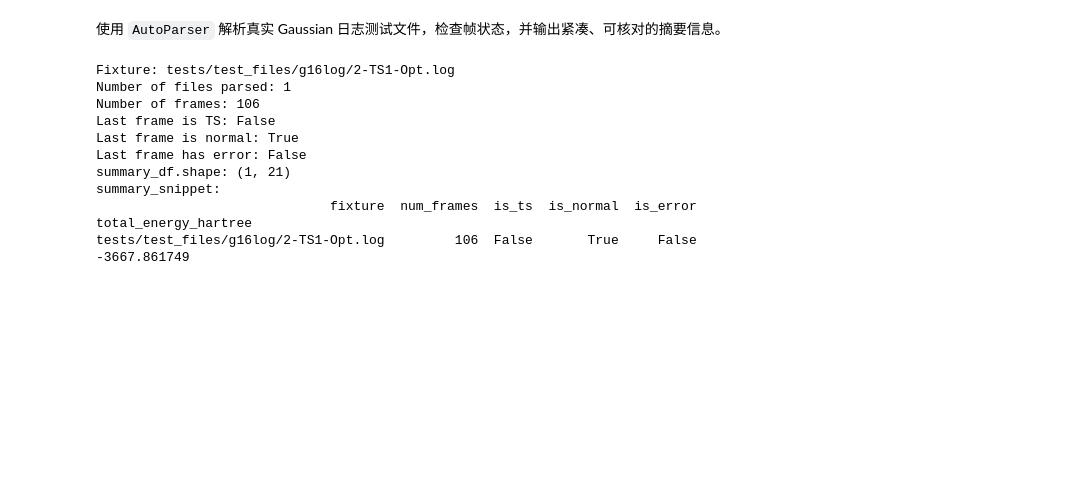
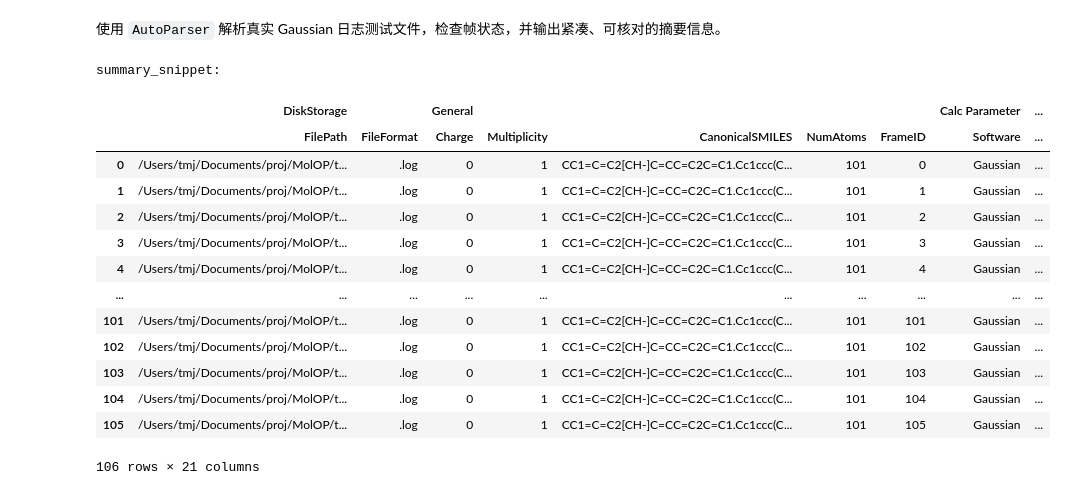
Before and after one commit to gentle1999/MolOP, a Jupyter notebook: docs/zh/examples/01-gaussian-parse-and-inspect.ipynb, the cells around one changed output. Drawn from its saved outputs; the diff is of its cells as text; code cells hidden in the pictures; blank space fills up the shorter version.

Commit message:
docs(examples): add canonical zh notebooks

```diff
--- a/docs/zh/examples/01-gaussian-parse-and-inspect.ipynb
+++ b/docs/zh/examples/01-gaussian-parse-and-inspect.ipynb
@@ -5,73 +5,43 @@
 # %%
 import os
 from pathlib import Path
-
-import pandas as pd
 
 os.environ.setdefault("TQDM_DISABLE", "1")
 
 from molop.io import AutoParser
 
 
 def find_repo_root(start: Path | None = None) -> Path:
     current = (start or Path.cwd()).resolve()
     for parent in [current, *current.parents]:
         if (parent / "pyproject.toml").exists():
             return parent
     raise FileNotFoundError("Could not find repository root containing pyproject.toml")
 
 
 repo_root = find_repo_root()
 fixture_path = repo_root / "tests/test_files/g16log/2-TS1-Opt.log"
 relative_fixture_path = fixture_path.relative_to(repo_root)
 
-batch = AutoParser(str(fixture_path), n_jobs=1)
+batch = AutoParser(fixture_path.as_posix(), n_jobs=1)
 parsed_file = batch[0]
 last_frame = parsed_file[-1]
 
-print(f"Fixture: {relative_fixture_path.as_posix()}")
-print(f"Number of files parsed: {len(batch)}")
-print(f"Number of frames: {len(parsed_file)}")
-print(f"Last frame is TS: {last_frame.is_TS}")
-print(f"Last frame is normal: {last_frame.is_normal}")
-print(f"Last frame has error: {last_frame.is_error}")
-
-energy_quantity = getattr(getattr(last_frame, "energies", None), "total_energy", None)
-energy_hartree = None
-if energy_quantity is not None:
-    try:
-        energy_hartree = round(float(str(energy_quantity).split()[0]), 6)
-    except (TypeError, ValueError, IndexError):
-        try:
-            energy_hartree = round(float(energy_quantity), 6)
-        except (TypeError, ValueError):
-            energy_hartree = None
-
-summary_df = batch.to_summary_df()
-print(f"summary_df.shape: {summary_df.shape}")
-
-snippet_df = pd.DataFrame(
-    [
-        {
-            "fixture": relative_fixture_path.as_posix(),
-            "num_frames": len(parsed_file),
-            "is_ts": bool(last_frame.is_TS),
-            "is_normal": bool(last_frame.is_normal),
-            "is_error": bool(last_frame.is_error),
-            "total_energy_hartree": energy_hartree,
-        }
-    ]
-)
 print("summary_snippet:")
-print(snippet_df.head(1).to_string(index=False))
+parsed_file.to_summary_df()
 # %% [output]
-Fixture: tests/test_files/g16log/2-TS1-Opt.log
-Number of files parsed: 1
-Number of frames: 106
-Last frame is TS: False
-Last frame is normal: True
-Last frame has error: False
-summary_df.shape: (1, 21)
 summary_snippet:
-                              fixture  num_frames  is_ts  is_normal  is_error  total_energy_hartree
-tests/test_files/g16log/2-TS1-Opt.log         106  False       True     False          -3667.861749
+|  | DiskStorage |  | General |  |  |  |  | Calc Parameter | ... |
+|  | FilePath | FileFormat | Charge | Multiplicity | CanonicalSMILES | NumAtoms | FrameID | Software | ... |
+| 0 | /Users/tmj/Documents/proj/MolOP/t... | .log | 0 | 1 | CC1=C=C2[CH-]C=CC=C2C=C1.Cc1ccc(C... | 101 | 0 | Gaussian | ... |
+| 1 | /Users/tmj/Documents/proj/MolOP/t... | .log | 0 | 1 | CC1=C=C2[CH-]C=CC=C2C=C1.Cc1ccc(C... | 101 | 1 | Gaussian | ... |
+| 2 | /Users/tmj/Documents/proj/MolOP/t... | .log | 0 | 1 | CC1=C=C2[CH-]C=CC=C2C=C1.Cc1ccc(C... | 101 | 2 | Gaussian | ... |
+| 3 | /Users/tmj/Documents/proj/MolOP/t... | .log | 0 | 1 | CC1=C=C2[CH-]C=CC=C2C=C1.Cc1ccc(C... | 101 | 3 | Gaussian | ... |
+| 4 | /Users/tmj/Documents/proj/MolOP/t... | .log | 0 | 1 | CC1=C=C2[CH-]C=CC=C2C=C1.Cc1ccc(C... | 101 | 4 | Gaussian | ... |
+| ... | ... | ... | ... | ... | ... | ... | ... | ... | ... |
+| 101 | /Users/tmj/Documents/proj/MolOP/t... | .log | 0 | 1 | CC1=C=C2[CH-]C=CC=C2C=C1.Cc1ccc(C... | 101 | 101 | Gaussian | ... |
+| 102 | /Users/tmj/Documents/proj/MolOP/t... | .log | 0 | 1 | CC1=C=C2[CH-]C=CC=C2C=C1.Cc1ccc(C... | 101 | 102 | Gaussian | ... |
+| 103 | /Users/tmj/Documents/proj/MolOP/t... | .log | 0 | 1 | CC1=C=C2[CH-]C=CC=C2C=C1.Cc1ccc(C... | 101 | 103 | Gaussian | ... |
+| 104 | /Users/tmj/Documents/proj/MolOP/t... | .log | 0 | 1 | CC1=C=C2[CH-]C=CC=C2C=C1.Cc1ccc(C... | 101 | 104 | Gaussian | ... |
+| 105 | /Users/tmj/Documents/proj/MolOP/t... | .log | 0 | 1 | CC1=C=C2[CH-]C=CC=C2C=C1.Cc1ccc(C... | 101 | 105 | Gaussian | ... |
+106 rows × 21 columns
```
Also changed, not shown: parts of 37 cells of this notebook, 2 other files.
